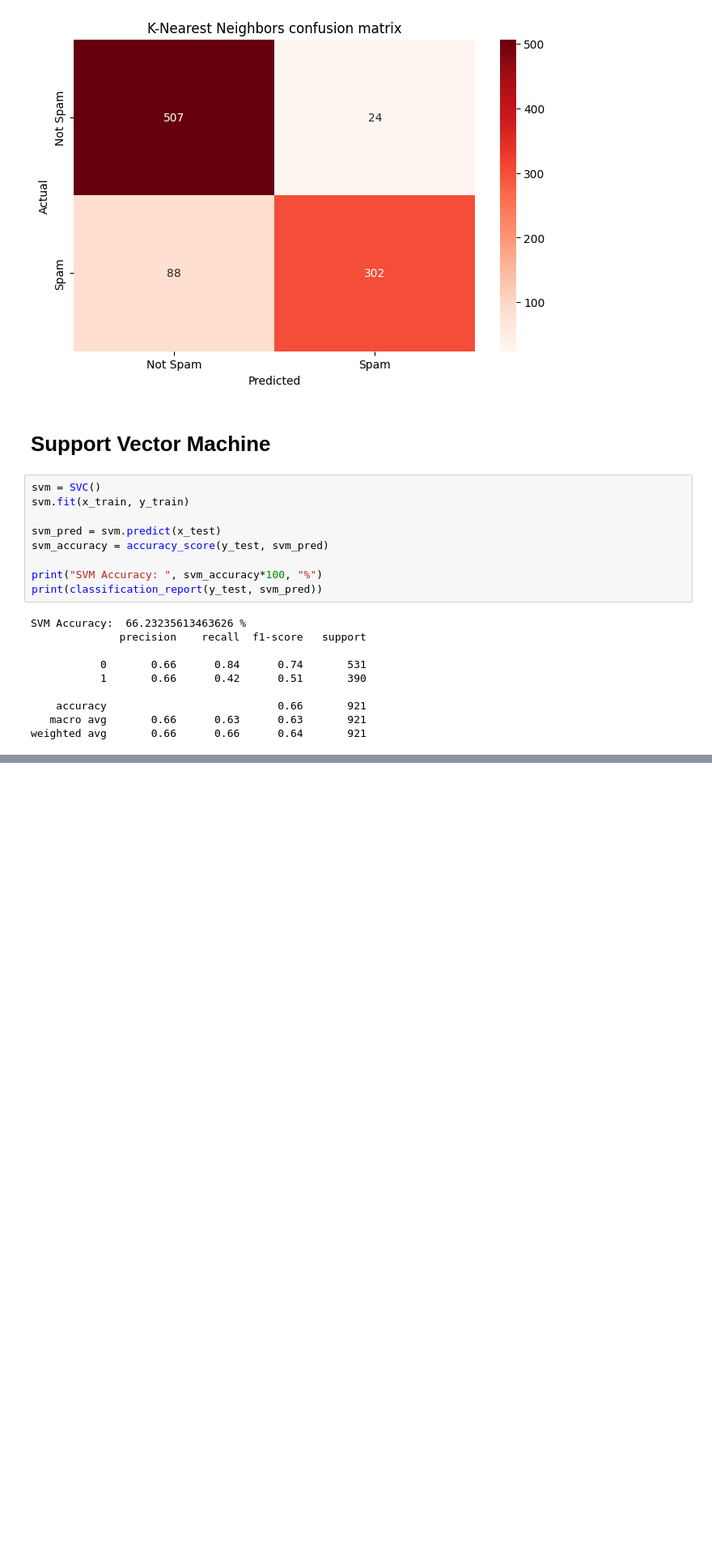
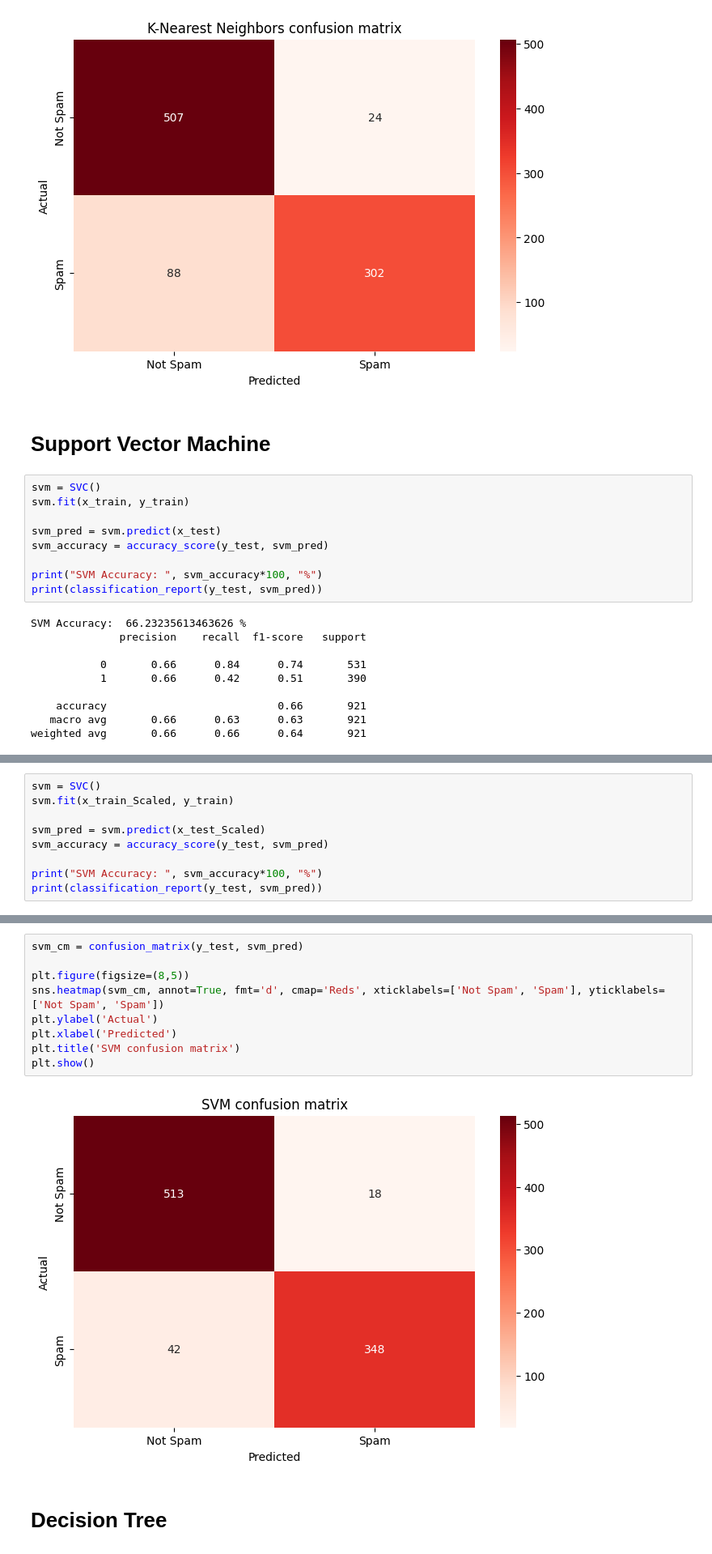
Before and after one commit to SachinGunjal001/Python-for-Machine-Learning, a Jupyter notebook: Email_Spam_Classification.ipynb, the cells around one changed output, grey strips where cells are left out. Shown at 81% size. Drawn from its saved outputs; the diff is of its cells as text; blank space fills up the shorter version.

```diff
--- a/Email_Spam_Classification.ipynb
+++ b/Email_Spam_Classification.ipynb
@@ -232,0 +244,9 @@ weighted avg       0.66      0.66      0.64       921
+# %%
+svm = SVC()
+svm.fit(x_train_Scaled, y_train)
+
+svm_pred = svm.predict(x_test_Scaled)
+svm_accuracy = accuracy_score(y_test, svm_pred)
+
+print("SVM Accuracy: ", svm_accuracy*100, "%")
+print(classification_report(y_test, svm_pred))
@@ -232,0 +263,13 @@ weighted avg       0.66      0.66      0.64       921
+# %%
+svm_cm = confusion_matrix(y_test, svm_pred)
+
+plt.figure(figsize=(8,5))
+sns.heatmap(svm_cm, annot=True, fmt='d', cmap='Reds', xticklabels=['Not Spam', 'Spam'], yticklabels=['Not Spam', 'Spam'])
+plt.ylabel('Actual')
+plt.xlabel('Predicted')
+plt.title('SVM confusion matrix')
+plt.show()
+# %% [output]
+[figure, added]
+# %% [markdown]
+# Decision Tree
```
Also changed, not shown: parts of 6 cells of this notebook.
